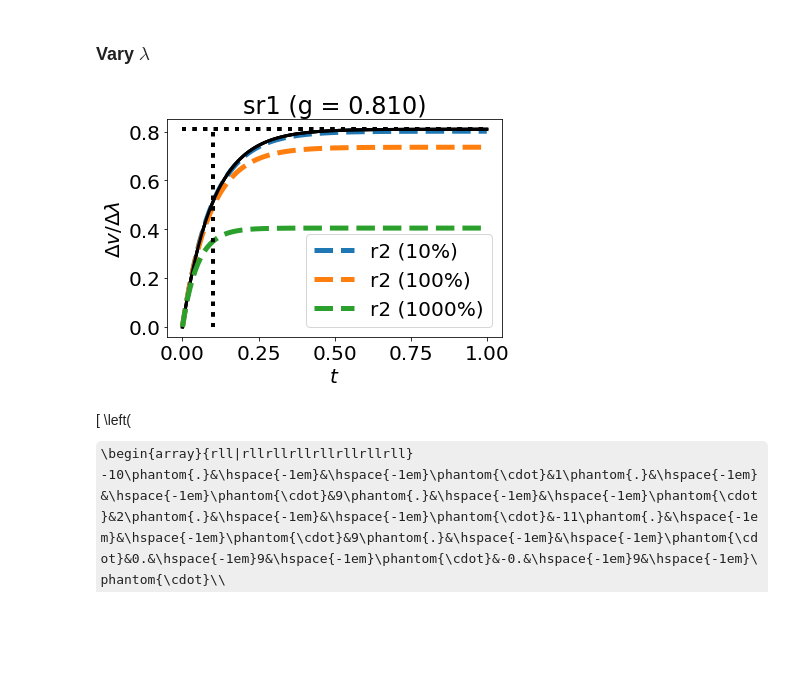
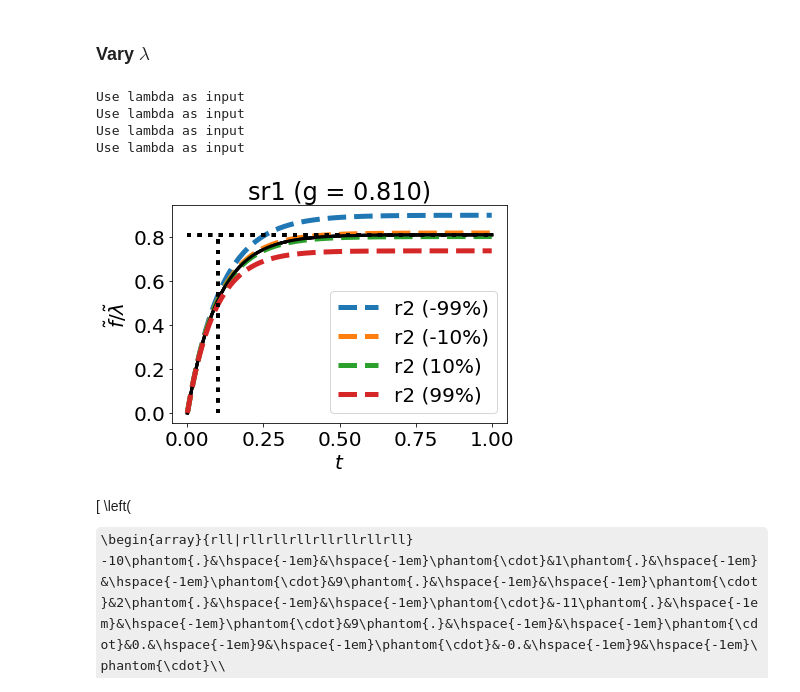
Before and after one commit to gawthrop/Sensitivity23, a Jupyter notebook: Sensitivity.ipynb, the cells around one changed output. Cells and saved outputs as stored; diff of their text form; code cells hidden in the pictures; some formulas as TeX source; blank space fills up the shorter version.

```diff
--- a/Sensitivity.ipynb
+++ b/Sensitivity.ipynb
@@ -880,7 +881,7 @@ plotSensitivity(dat,)
 # %%
 ## Extract sensitivity system
 inp = ['r2_sr']
-outp = ['r1','r2']
+outp = ['r1_r','r2_r']
 sys = extractSubsystem(Sys,sc,sf,inp,outp)
 # %%
 ## Show transfer function
@@ -911,7 +912,7 @@ DC gain:
 # %%
 ## Exact Simulate with changed r2
 parameter1 = copy.copy(parameter)
-parameter1['kappa_r2'] *= lam
+parameter1['kappa_r2_r'] *= lam
 t = np.linspace(0,1)
 dat = st.sim(s,sc=sc,t=t,parameter=parameter1,X0=X_ss,quiet=quiet)
 print(parameter1)
@@ -950,7 +951,8 @@ def stoichSensitivity(model,chemostats=['A','C'], parameter={},X0=None,CommonSpe
 
 
 def simSensitivity(s,sc,sf,Sys,X_ss,V_ss,dX_ss,chemostats=['A','C'],
-                   inp=['sr1'],outp=['r1','r2'],t_last=2,parameter={},lam=1.2,order=None,sX0=None):
+                   inp=['sr1'],outp=['r1','r2'],t_last=2,parameter={},
+                   lam=1.2,order=None,sX0=None,lambdaIn=True):
 
     ## Extract sensitivity system
     sys = extractSubsystem(Sys,sc,sf,inp=inp,outp=outp,order=order)
@@ -970,24 +972,33 @@ def simSensitivity(s,sc,sf,Sys,X_ss,V_ss,dX_ss,chemostats=['A','C'],
 
     if sX0 is None:
         ## Parameter or chemostat perturbation
+        X_chemo = {}
         if inComp in chemostats:
             ## Perturb state
             iComp = s['species'].index(inComp)
             X_ss_1[iComp] = lam*X_ss_1[iComp]
     #         y_lin *= X_ss_1[iComp]
         else:
+            if lambdaIn:
+                print("Use lambda as input")
+                ## Perturb lambda chemostat initial state
+                iComp = s['species'].index('s'+inComp)
+                X_ss_1[iComp] = lam*X_ss_1[iComp]
+            else:
             ## Perturb parameter
-            if inComp[0].isupper():
-                parname = 'K_'+inComp
-            else:
-                parname = 'kappa_'+inComp
+                print('Perturb parameter')
+                if inComp[0].isupper():
+                    parname = 'K_'+inComp
+                else:
+                    parname = 'kappa_'+inComp
 
-            if parname in list(parameter.keys()):
-                parameter1[parname] = lam*parameter[parname]
-            else:
-                parameter1[parname] = lam
+                if parname in list(parameter.keys()):
+                    parameter1[parname] = lam*parameter[parname]
+                else:
+                    parameter1[parname] = lam
 
-        dat = st.sim(s,sc=sc,sf=sf,t=t,parameter=parameter1,X0=X_ss_1,quiet=quiet,Normalise=Normalise)
+        dat = st.sim(s,sc=sc,sf=sf,t=t,parameter=parameter1,X0=X_ss_1,X_chemo=X_chemo,
+                     quiet=quiet,Normalise=Normalise)
     else:
         ## Initial condition perturbation.
         X_ss_1 += (lam-1)*sX0
@@ -1024,7 +1035,8 @@ lam = 1.1
 outp = ['r1','r2']
 for inp in ['sA','sB','sC','sr1','sr2']:
     dat,y_lin,t,sys = simSensitivity(s,sc,sf,Sys,X_ss,V_ss,dX_ss,
-                                      parameter=parameter,inp=[inp],outp=outp,lam=lam,t_last=1)
+                                      parameter=parameter,inp=[inp],outp=outp,
+                                     lam=lam,t_last=1,lambdaIn=lambdaIn)
 #     g = con.dcgain(sys)[0][0]
 
     g,tau = tfProps(sys)
@@ -1070,18 +1085,23 @@ v_{r2} &= \kappa_{r2} \left(K_{sr2} x_{sr2}\right)^{1.0} \left(\left(K_{B} x_{B}
 # %%
 inp = 'sr1'
 outp = ['r2']
-for lam in [1.1,2,11]:
+#for lam in [1.1,2,11]:
+for lam in [0.01,0.9,1.1,1.99]:
     dat,y_lin,t,sys = simSensitivity(s,sc,sf,Sys,X_ss,V_ss,dX_ss,
-                                      parameter=parameter,inp=[inp],outp=outp,lam=lam,t_last=1)
+                                      parameter=parameter,inp=[inp],outp=outp,lam=lam,t_last=1,lambdaIn=lambdaIn)
 #     print(con.dcgain(sys))
     g = con.dcgain(sys)
     if Titles:
         plt.title(f'{inp} (g = {g:.3f})')
     plotSensitivity(dat,reactions=outp)
     plotLines()
 Savefig('ABC_lambda')
 # %% [output]
+Use lambda as input
+Use lambda as input
+Use lambda as input
+Use lambda as input
-[figure, old version]
+[figure, new version]
 # %%
 ## Show system
 Sys
```
Also changed, not shown: parts of 32 cells of this notebook, 3 other files.
